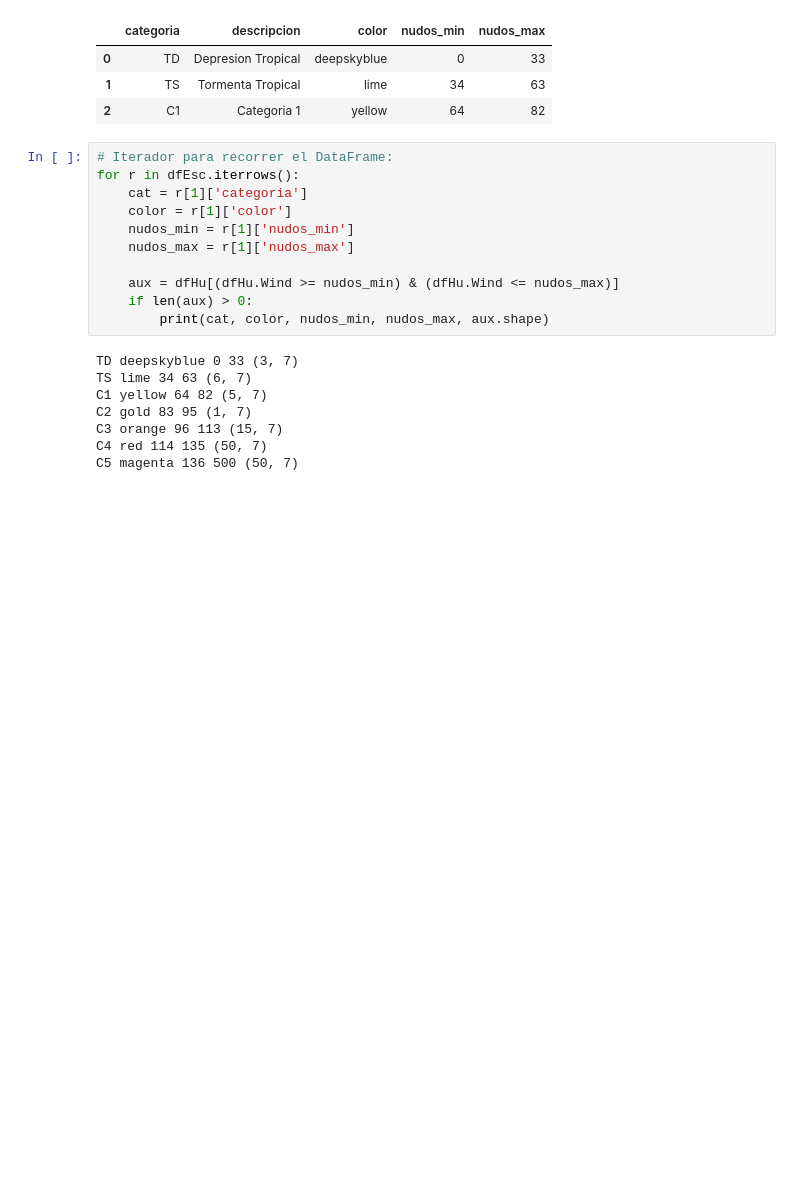
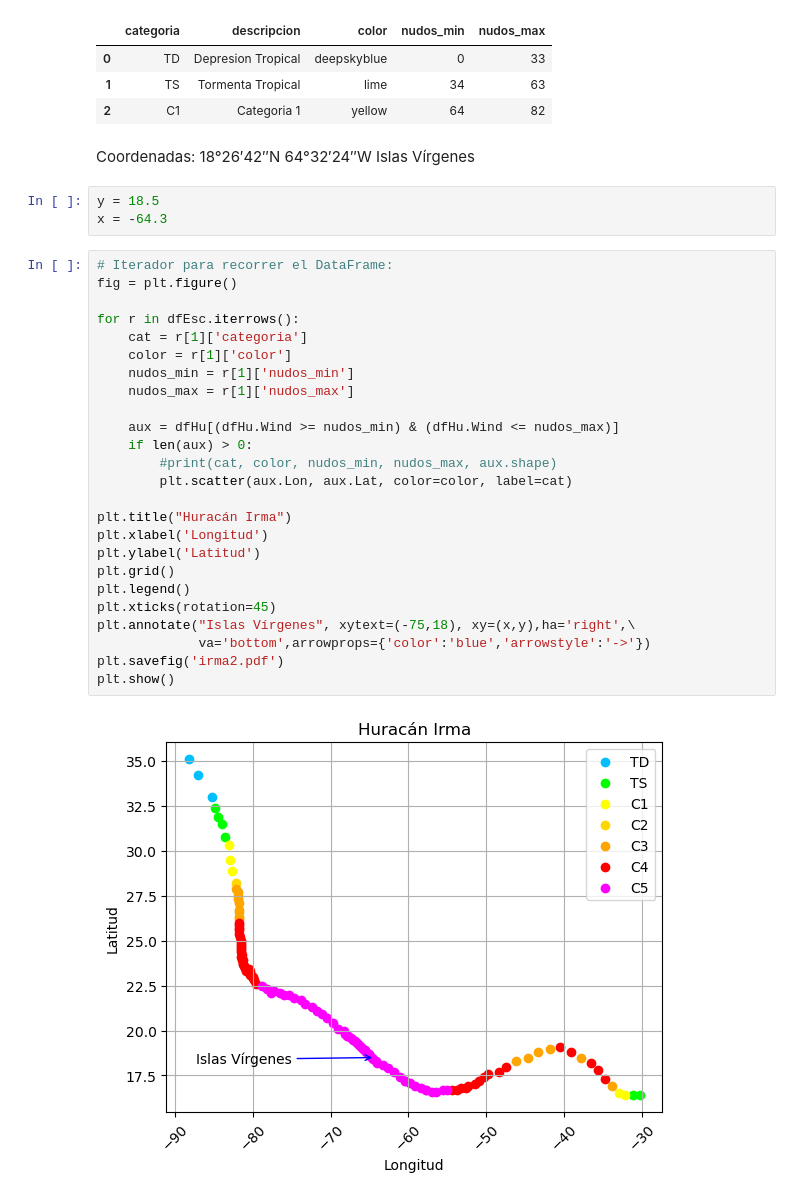
Before and after one commit to aldebarran22/curso_csic_2023, a Jupyter notebook: codigo/pandas_huracan.ipynb, the cells around one changed output. Drawn from its saved outputs; the diff is of its cells as text; blank space fills up the shorter version.

```diff
--- a/codigo/pandas_huracan.ipynb
+++ b/codigo/pandas_huracan.ipynb
@@ -17,22 +19,35 @@ dfEsc.head(3)
 | 0 | TD | Depresion Tropical | deepskyblue | 0 | 33 |
 | 1 | TS | Tormenta Tropical | lime | 34 | 63 |
 | 2 | C1 | Categoria 1 | yellow | 64 | 82 |
+# %% [markdown]
+Coordenadas: 18°26′42″N 64°32′24″W Islas Vírgenes
+# %%
+y = 18.5
+x = -64.3
 # %%
 # Iterador para recorrer el DataFrame:
+fig = plt.figure()
+
 for r in dfEsc.iterrows():
     cat = r[1]['categoria']
     color = r[1]['color']
     nudos_min = r[1]['nudos_min']
     nudos_max = r[1]['nudos_max']
 
     aux = dfHu[(dfHu.Wind >= nudos_min) & (dfHu.Wind <= nudos_max)]
     if len(aux) > 0:
-        print(cat, color, nudos_min, nudos_max, aux.shape)
+        #print(cat, color, nudos_min, nudos_max, aux.shape)
+        plt.scatter(aux.Lon, aux.Lat, color=color, label=cat)
+
+plt.title("Huracán Irma")
+plt.xlabel('Longitud')
+plt.ylabel('Latitud')
+plt.grid()
+plt.legend()
+plt.xticks(rotation=45)
+plt.annotate("Islas Vírgenes", xytext=(-75,18), xy=(x,y),ha='right',\
+             va='bottom',arrowprops={'color':'blue','arrowstyle':'->'})
+plt.savefig('irma2.pdf')
+plt.show()
 # %% [output]
-TD deepskyblue 0 33 (3, 7)
-TS lime 34 63 (6, 7)
-C1 yellow 64 82 (5, 7)
-C2 gold 83 95 (1, 7)
-C3 orange 96 113 (15, 7)
-C4 red 114 135 (50, 7)
-C5 magenta 136 500 (50, 7)
+[figure, added]
```
Also changed, not shown: parts of 3 cells of this notebook, 6 other files.
